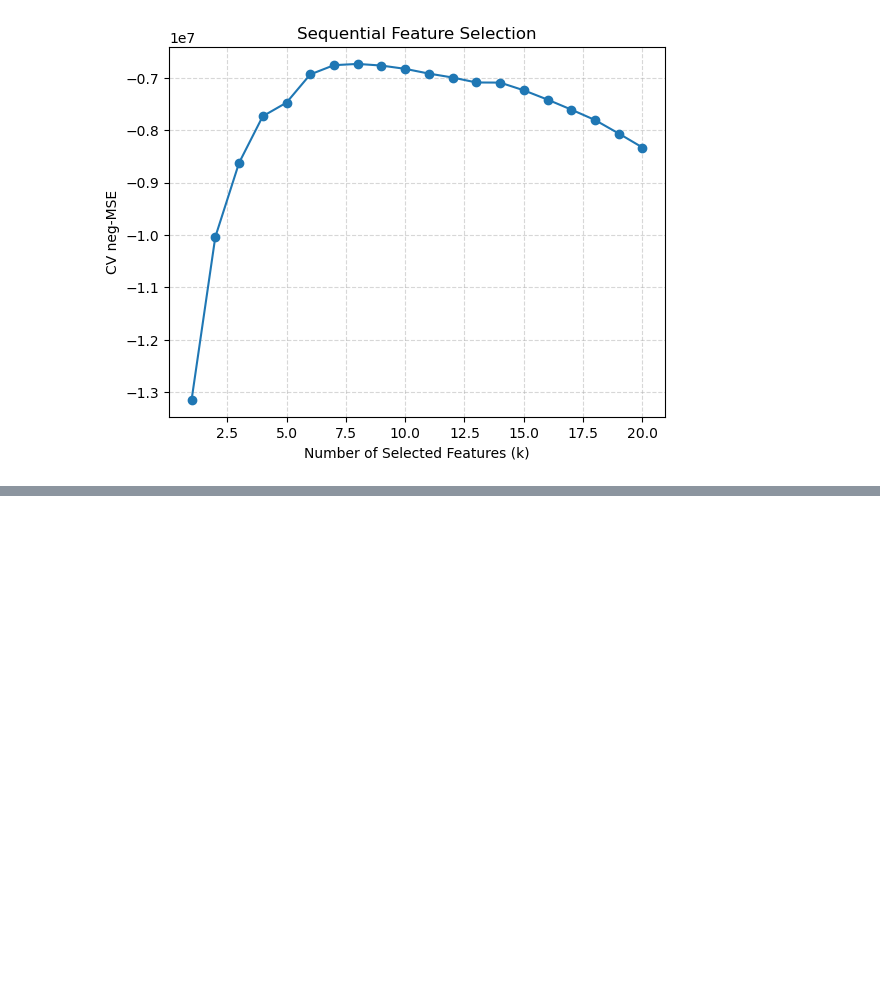
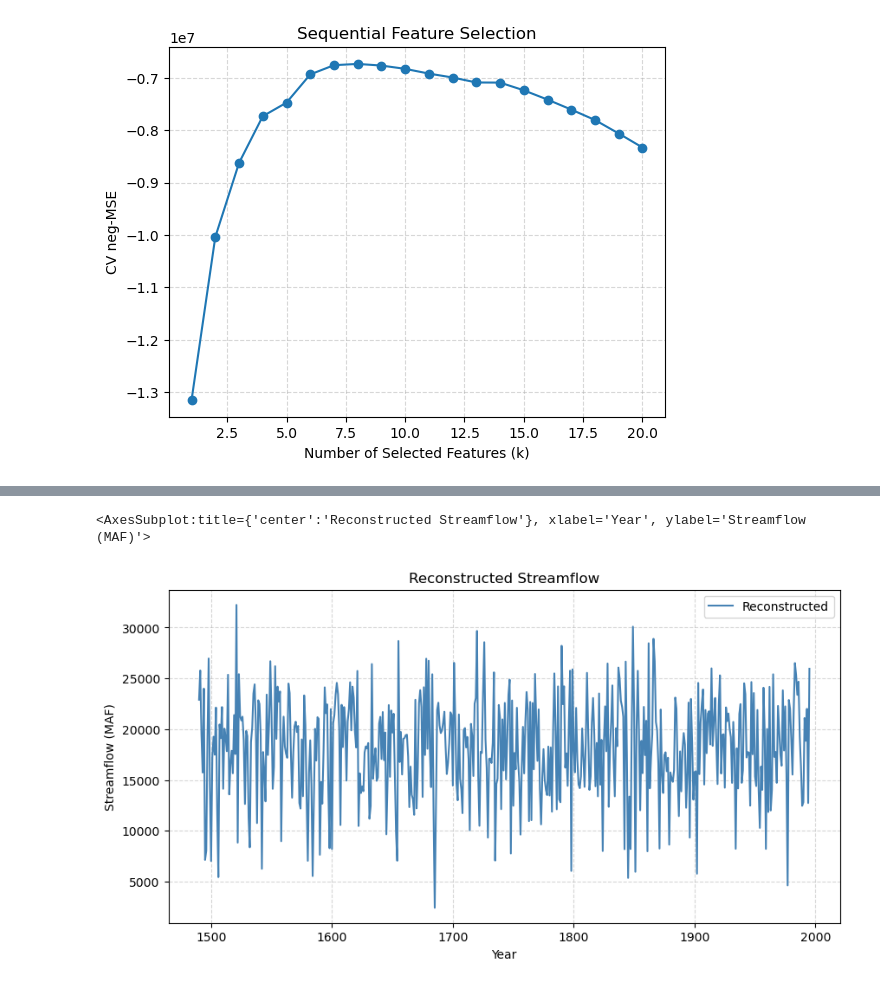
Before and after one commit to Kalharap/py-recon, a Jupyter notebook: example.ipynb, the cells around one changed output, grey strips where cells are left out. Saved outputs shown, nothing was run; the diff lists cells and outputs as text; code cells hidden in the pictures; blank space fills up the shorter version.

```diff
--- a/example.ipynb
+++ b/example.ipynb
@@ -62,0 +88,7 @@ plot_full_reconstruction(df.index, full_recon, ylabel='Streamflow (MAF)',xlabel=
+# %%
+full_recon = pca_regression_reconstruction(scores, 1, 1490, 1995, pipe)
+plot_full_reconstruction(df.index, full_recon, ylabel='Streamflow (MAF)',xlabel='Year',
+                         title ='Reconstructed Streamflow')
+# %% [output]
+<AxesSubplot:title={'center':'Reconstructed Streamflow'}, xlabel='Year', ylabel='Streamflow (MAF)'>
+[figure, added]
```
Also changed, not shown: parts of 16 cells of this notebook.
